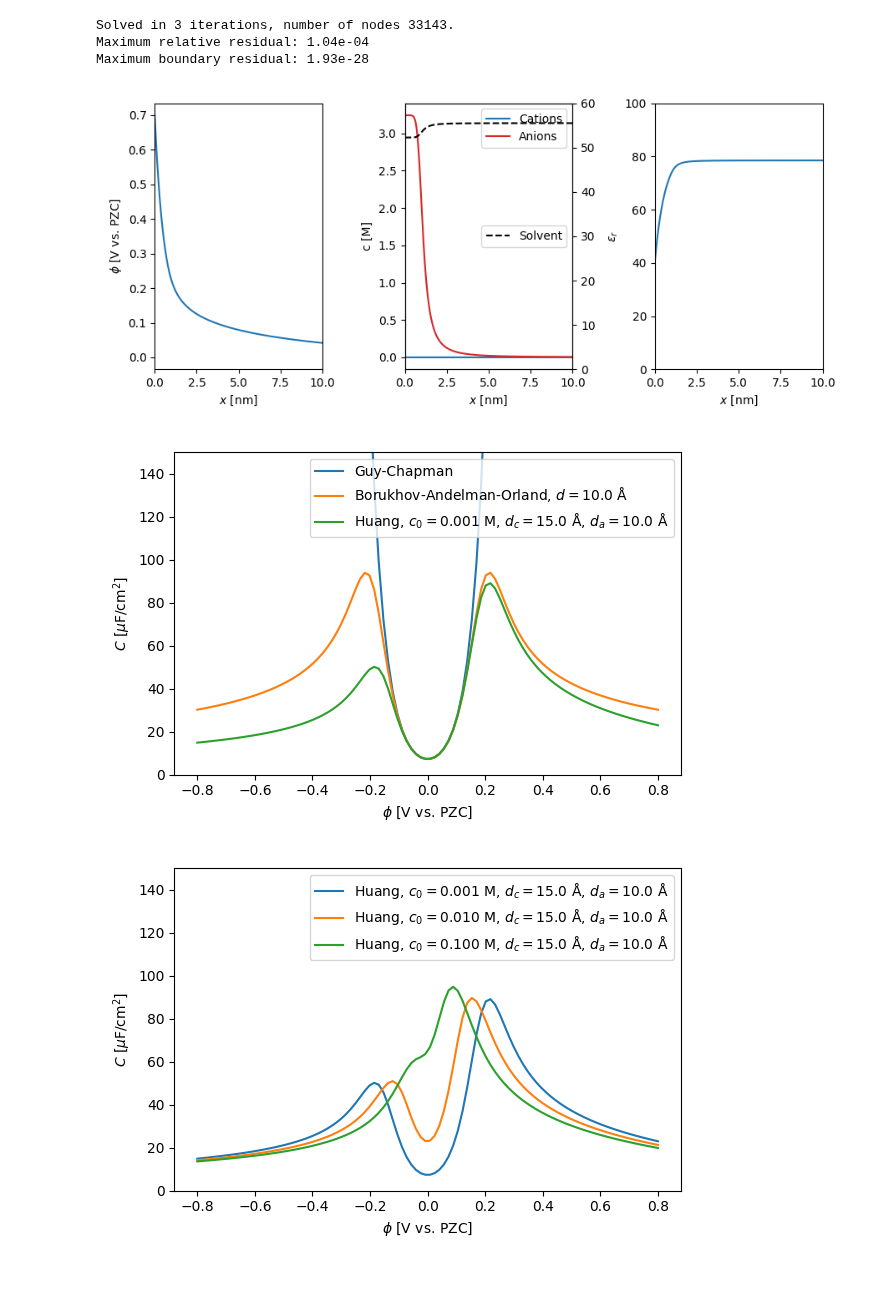
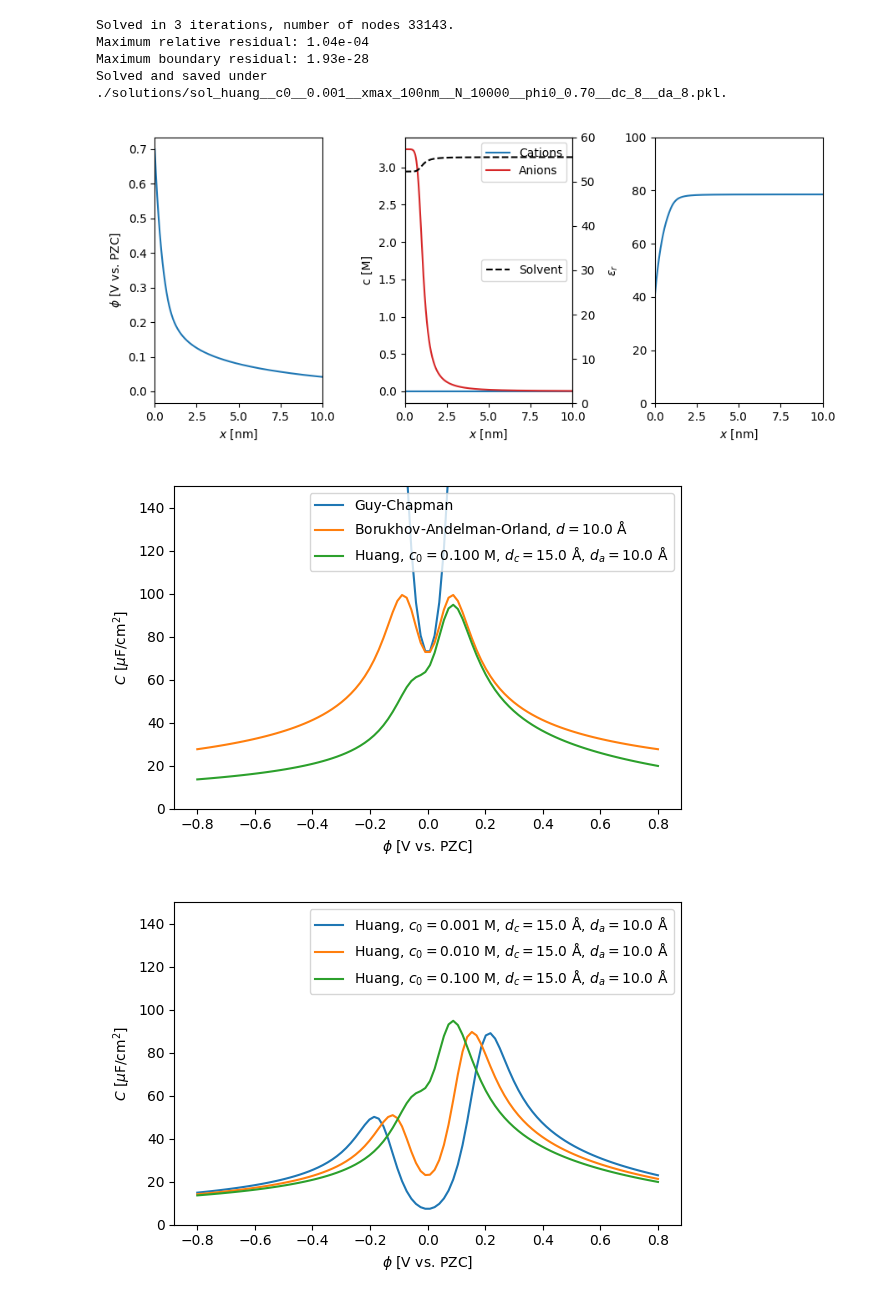
Before and after one commit to lucasdekam/frumkin, a Jupyter notebook: Comparison.ipynb, the cells around one changed output. Drawn from its saved outputs; the diff is of its cells as text; code cells hidden in the pictures.

```diff
--- a/Comparison.ipynb
+++ b/Comparison.ipynb
@@ -8,26 +8,26 @@ import numpy as np
 pzc_V = 0
 concentration_M = 1e-3
 huang = models.Huang(concentration_M, pzc_V, 8e-10, 8e-10, model_water_molecules=True)
-huang_df = huang.getProfileDataframe(100e-9, 10000, 0.7, force_recalculation=True)
+huang_sol = huang.getDoubleLayerModelSolution(100e-9, 10000, 0.7, force_recalculation=True)
 
 plt.close()
 fig, ax = plt.subplots(nrows=1, ncols=3, figsize=(9,4), sharex=True)
-ax[0].plot(huang_df['x [nm]'], huang_df['Potential [V]'], label='Huang')
+ax[0].plot(huang_sol.x, huang_sol.phi, label='Huang')
 ax[0].set_xlabel(r'$x$ [nm]')
 ax[0].set_ylabel(r'$\phi$ [V vs. PZC]')
 ax[0].set_xlim([0, 10])
 
-ax[1].plot(huang_df['x [nm]'], huang_df['Cation conc. [M]'], '-', color='tab:blue', label='Cations')
-ax[1].plot(huang_df['x [nm]'], huang_df['Anion conc. [M]'], '-', color='tab:red', label='Anions')
+ax[1].plot(huang_sol.x, huang_sol.c_cat, '-', color='tab:blue', label='Cations')
+ax[1].plot(huang_sol.x, huang_sol.c_an, '-', color='tab:red', label='Anions')
 waterax = ax[1].twinx()
-waterax.plot(huang_df['x [nm]'], huang_df['Solvent conc. [M]'], '--', color='k', label='Solvent')
+waterax.plot(huang_sol.x, huang_sol.c_sol, '--', color='k', label='Solvent')
 waterax.set_ylim([0, 60])
 waterax.legend(loc='right')
 ax[1].legend(loc='upper right')
 ax[1].set_ylabel('c [M]')
 ax[1].set_xlabel(r'$x$ [nm]')
 
-ax[2].plot(huang_df['x [nm]'], huang_df['Rel. permittivity'])
+ax[2].plot(huang_sol.x, huang_sol.eps)
 ax[2].set_ylim([0, 100])
 ax[2].set_ylabel(r'$\varepsilon_r$')
 ax[2].set_xlabel(r'$x$ [nm]')
@@ -36,31 +36,31 @@ plt.tight_layout()
 Solved in 3 iterations, number of nodes 33143.
 Maximum relative residual: 1.04e-04
 Maximum boundary residual: 1.93e-28
+Solved and saved under ./solutions/sol_huang__c0__0.001__xmax_100nm__N_10000__phi0_0.70__dc_8__da_8.pkl.
 [figure]
 # %%
 fig, ax = plt.subplots(nrows=1, ncols=1, figsize=(6,4))
 
 pzc_V = 0
-concentration_M = 1e-3
-force=False
+concentration_M = 1e-1
 
 gc = models.GuyChapman(concentration_M, pzc_V)
 bao = models.BorukhovAndelmanOrland(concentration_M, pzc_V, 10e-10)
 huang = models.Huang(concentration_M, pzc_V, 15e-10, 10e-10, model_water_molecules=True)
 
 phi = np.linspace(pzc_V-0.8, pzc_V+0.8, 100)
 
-ax.plot(phi, gc.getCapacitance_uFcm2(phi), label='Guy-Chapman')
-ax.plot(phi, bao.getCapacitance_uFcm2(phi), label=rf'Borukhov-Andelman-Orland, $d=${bao.a*1e10:.1f} Å')
-ax.plot(phi, huang.getCapacitance_uFcm2(phi, force_recalculation=force), label=rf'Huang, $c_0=${concentration_M:.3f} M, $d_c=${huang.dc*1e10:.1f} Å, $d_a=${huang.da*1e10:.1f} Å')
+ax.plot(phi, gc.getPotentialSweepSolution(phi).cap, label='Guy-Chapman')
+ax.plot(phi, bao.getPotentialSweepSolution(phi).cap, label=rf'Borukhov-Andelman-Orland, $d=${bao.a*1e10:.1f} Å')
+ax.plot(phi, huang.getPotentialSweepSolution(phi, force_recalculation=True).cap, label=rf'Huang, $c_0=${concentration_M:.3f} M, $d_c=${huang.dc*1e10:.1f} Å, $d_a=${huang.da*1e10:.1f} Å')
 ax.set_ylim([0, 150])
 ax.set_xlabel(r'$\phi$ [V vs. PZC]')
 ax.set_ylabel(r'$C$ [$\mu$F/cm$^2$]')
 ax.legend()
 
 plt.tight_layout()
 # %% [output]
-[figure, old version]
+[figure, new version]
 # %%
 fig, ax = plt.subplots(nrows=1, ncols=1, figsize=(6,4))
 phi = np.linspace(pzc_V-0.8, pzc_V+0.8, 100)
```
Also changed, not shown: parts of 1 cell of this notebook, 1 other file.
